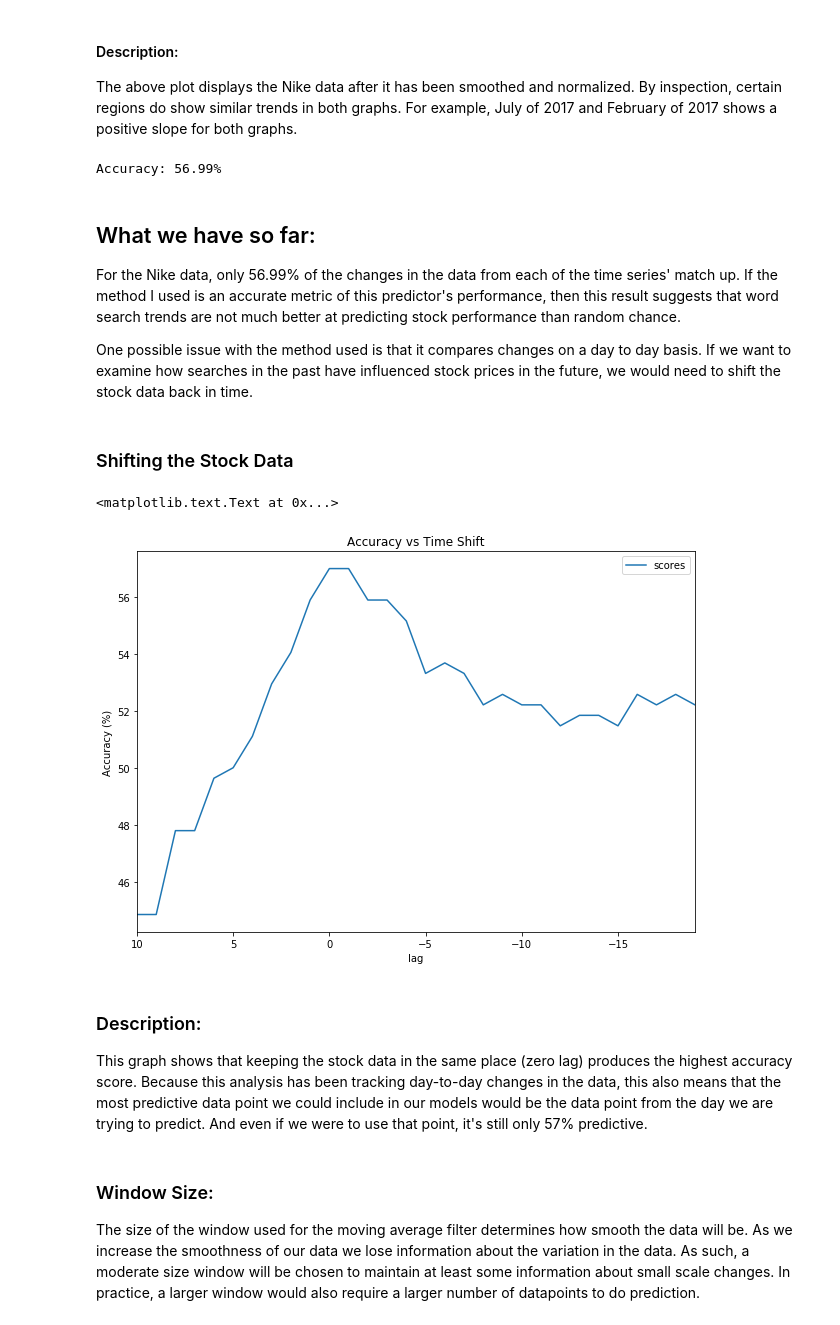
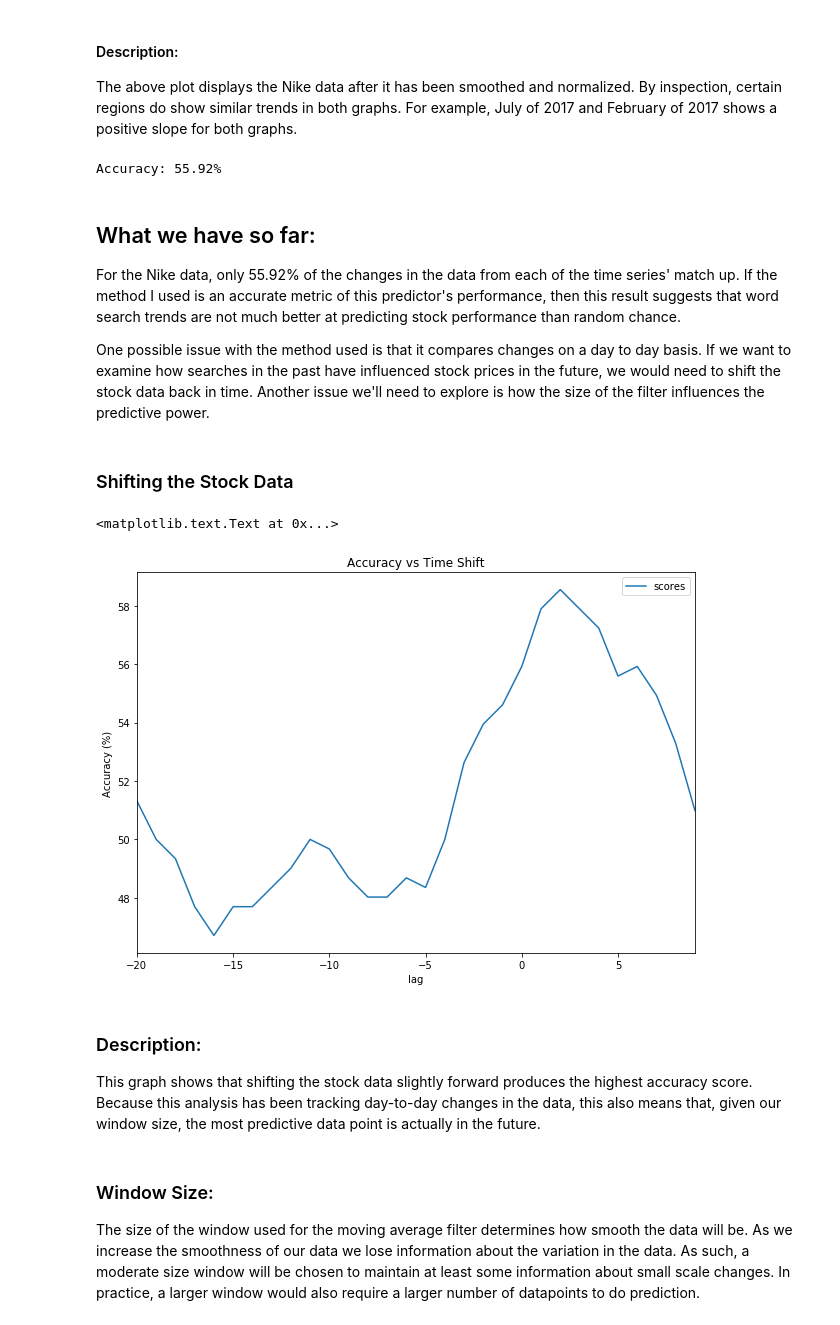
Before and after one commit to bprieto12/data-analysis, a Jupyter notebook: Use of Word Trends as a Predictor.ipynb, the cells around one changed output. Saved outputs shown, nothing was run; the diff lists cells and outputs as text; code cells hidden in the pictures.

Commit message:
Fixed Surface plot, added explanations

```diff
--- a/Use of Word Trends as a Predictor.ipynb
+++ b/Use of Word Trends as a Predictor.ipynb
@@ -158,0 +147,5 @@ plot_series(smoothed_stock, smoothed_words, title = "Smoothed & Normalized Nike
+# %%
+window_size = 11
+smoothed_stock, smoothed_words = norm_smoothed_data(stock_clean, word_clean, window_size, window_size)
+
+plot_series(smoothed_stock, smoothed_words, title = "Smoothed & Normalized Nike Data")
@@ -165,35 +160,33 @@ regions do show similar trends in both graphs.  For example, July of 2017 and Fe
 score = 100 * accuracy(smoothed_stock, smoothed_words)
 print("Accuracy: %.2f" % score + "%")
 # %% [output]
-Accuracy: 56.99%
+Accuracy: 55.92%
 # %% [markdown]
 ## What we have so far:
 
-For the Nike data, only 56.99% of the changes in the data from each of the time series' match up.  If the method I used is an accurate metric of this predictor's performance, then this result suggests that word search trends are not much better at predicting stock performance than random chance.
+For the Nike data, only 55.92% of the changes in the data from each of the time series' match up.  If the method I used is an accurate metric of this predictor's performance, then this result suggests that word search trends are not much better at predicting stock performance than random chance.
 
 One possible issue with the method used is that it compares changes on a day to day basis.  If we want to examine how
-searches in the past have influenced stock prices in the future, we would need to shift the stock data back in time.
+searches in the past have influenced stock prices in the future, we would need to shift the stock data back in time.  Another issue we'll need to explore is how the size of the filter influences the predictive power.
 # %% [markdown]
 ### Shifting the Stock Data
 # %%
-lags = range(10, -20, -1)
+lags = range(-20, 10, 1)
 scores = [100 * accuracy(smoothed_stock.shift(periods=i), smoothed_words) for i in lags]
 scores_df = pd.DataFrame({
         'scores':scores},
-        index = lags
-    )
+        index = lags)
 ax = scores_df.plot(title="Accuracy vs Time Shift", figsize=(10, 7))
 ax.set_xlabel("lag")
 ax.set_ylabel("Accuracy (%)")
 # %% [output]
 <matplotlib.text.Text at 0x...>
-[figure, old version]
+[figure, new version]
 # %% [markdown]
 ### Description:
 
-This graph shows that keeping the stock data in the same place (zero lag) produces the highest accuracy score.
-Because this analysis has been tracking day-to-day changes in the data, this also means that the most predictive
-data point we could include in our models would be the data point from the day we are trying to predict.  And even if we were to use that point, it's still only 57% predictive.
+This graph shows that shifting the stock data slightly forward produces the highest accuracy score.
+Because this analysis has been tracking day-to-day changes in the data, this also means that, given our window size, the most predictive data point is actually in the future.
 # %% [markdown]
 ### Window Size:
 
```
Also changed, not shown: parts of 12 cells of this notebook.
